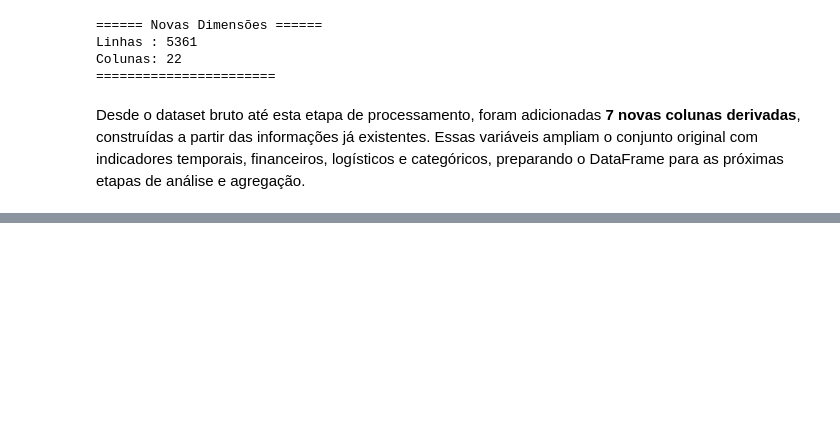
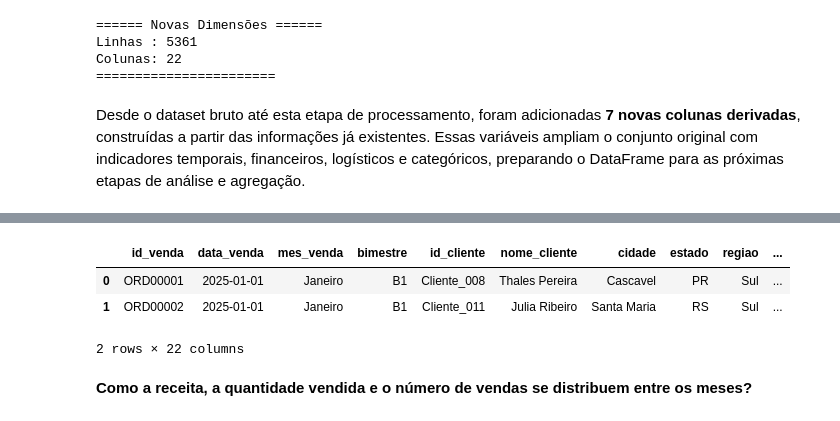
Before and after one commit to CorreaBrunoMiguel/sales-insight-py, a Jupyter notebook: notebooks/sales_insight.ipynb, the cells around one changed output, grey strips where cells are left out. Saved outputs shown, nothing was run; the diff lists cells and outputs as text; code cells hidden in the pictures; blank space fills up the shorter version.

```diff
--- a/notebooks/sales_insight.ipynb
+++ b/notebooks/sales_insight.ipynb
@@ -766,0 +784,11 @@ print(f"CSV salvo: ", pasta_processed)
+# %%
+# atribuir o novo DataFrame
+df = pd.read_csv("../data/processed/vendas_processado.csv")
+df.head(2)
+# %% [output]
+|  | id_venda | data_venda | mes_venda | bimestre | id_cliente | nome_cliente | cidade | estado | regiao | ... |
+| 0 | ORD00001 | 2025-01-01 | Janeiro | B1 | Cliente_008 | Thales Pereira | Cascavel | PR | Sul | ... |
+| 1 | ORD00002 | 2025-01-01 | Janeiro | B1 | Cliente_011 | Julia Ribeiro | Santa Maria | RS | Sul | ... |
+2 rows × 22 columns
+# %% [markdown]
+**Como a receita, a quantidade vendida e o número de vendas se distribuem entre os meses?**
```
Also changed, not shown: parts of 14 cells of this notebook.
